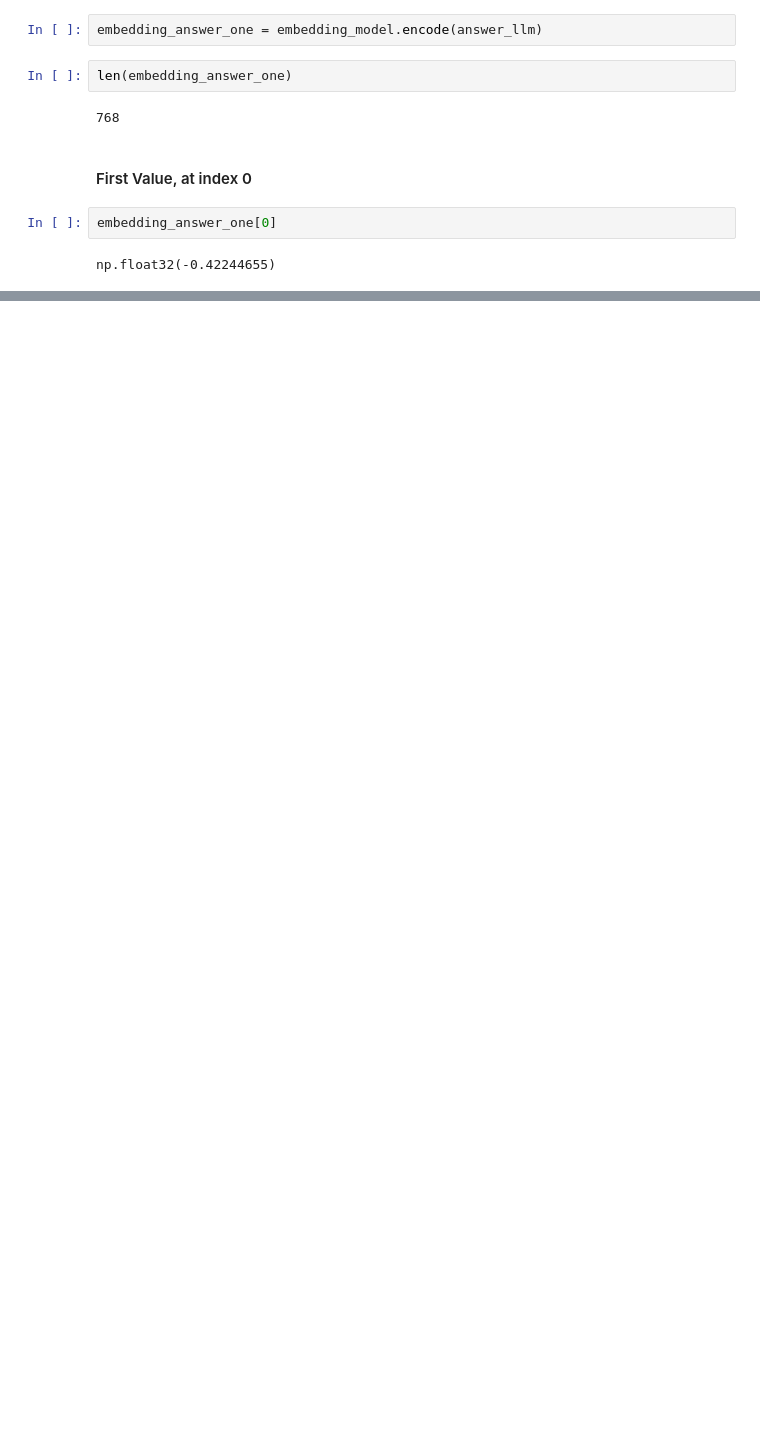
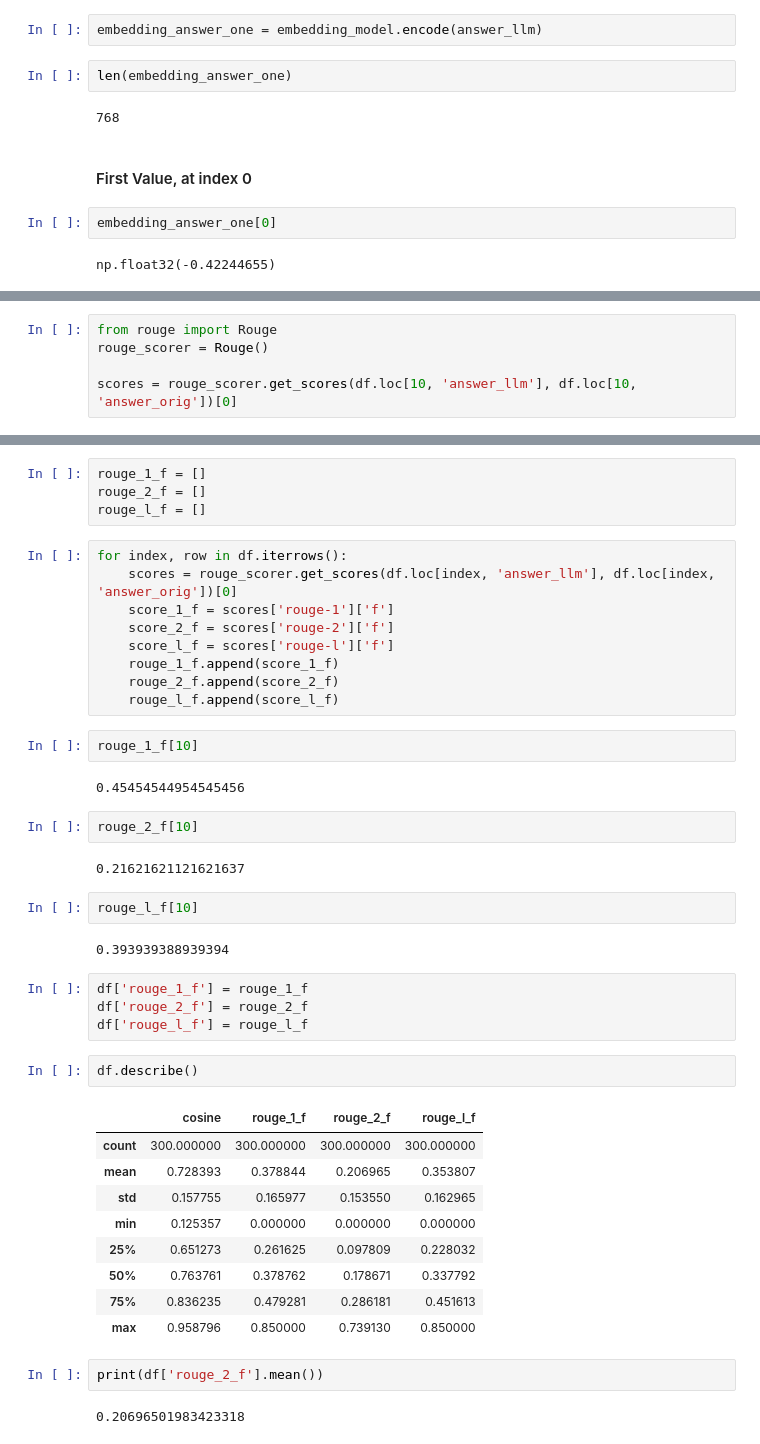
Before and after one commit to mtahah/llmops-zoomcamp, a Jupyter notebook: module_4/homework_4.ipynb, the cells around one changed output, grey strips where cells are left out. Saved outputs shown, nothing was run; the diff lists cells and outputs as text; blank space fills up the shorter version.

```diff
--- a/module_4/homework_4.ipynb
+++ b/module_4/homework_4.ipynb
@@ -736,0 +214,5 @@ df_evaluations_2.to_csv('data/evaluations-qa.csv', index=False)
+# %%
+from rouge import Rouge
+rouge_scorer = Rouge()
+
+scores = rouge_scorer.get_scores(df.loc[10, 'answer_llm'], df.loc[10, 'answer_orig'])[0]
@@ -736,0 +259,45 @@ df_evaluations_2.to_csv('data/evaluations-qa.csv', index=False)
+# %%
+rouge_1_f = []
+rouge_2_f = []
+rouge_l_f = []
+# %%
+for index, row in df.iterrows():
+    scores = rouge_scorer.get_scores(df.loc[index, 'answer_llm'], df.loc[index, 'answer_orig'])[0]
+    score_1_f = scores['rouge-1']['f']
+    score_2_f = scores['rouge-2']['f']
+    score_l_f = scores['rouge-l']['f']
+    rouge_1_f.append(score_1_f)
+    rouge_2_f.append(score_2_f)
+    rouge_l_f.append(score_l_f)
+# %%
+rouge_1_f[10]
+# %% [output]
+0.45454544954545456
+# %%
+rouge_2_f[10]
+# %% [output]
+0.21621621121621637
+# %%
+rouge_l_f[10]
+# %% [output]
+0.393939388939394
+# %%
+df['rouge_1_f'] = rouge_1_f
+df['rouge_2_f'] = rouge_2_f
+df['rouge_l_f'] = rouge_l_f
+# %%
+df.describe()
+# %% [output]
+|  | cosine | rouge_1_f | rouge_2_f | rouge_l_f |
+| count | 300.000000 | 300.000000 | 300.000000 | 300.000000 |
+| mean | 0.728393 | 0.378844 | 0.206965 | 0.353807 |
+| std | 0.157755 | 0.165977 | 0.153550 | 0.162965 |
+| min | 0.125357 | 0.000000 | 0.000000 | 0.000000 |
+| 25% | 0.651273 | 0.261625 | 0.097809 | 0.228032 |
+| 50% | 0.763761 | 0.378762 | 0.178671 | 0.337792 |
+| 75% | 0.836235 | 0.479281 | 0.286181 | 0.451613 |
+| max | 0.958796 | 0.850000 | 0.739130 | 0.850000 |
+# %%
+print(df['rouge_2_f'].mean())
+# %% [output]
+0.20696501983423318
```
Also changed, not shown: parts of 112 cells of this notebook.
